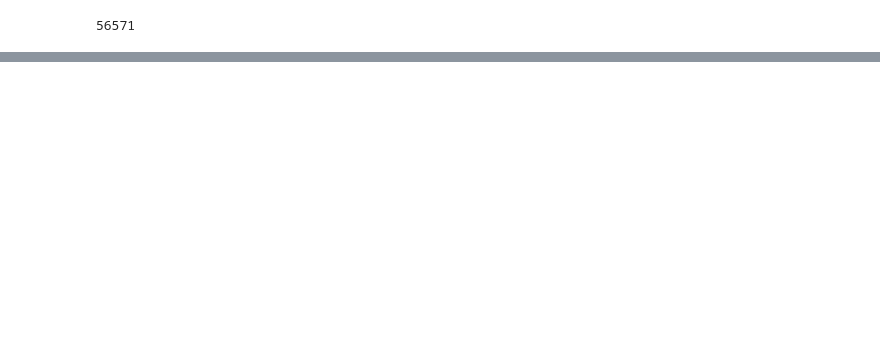
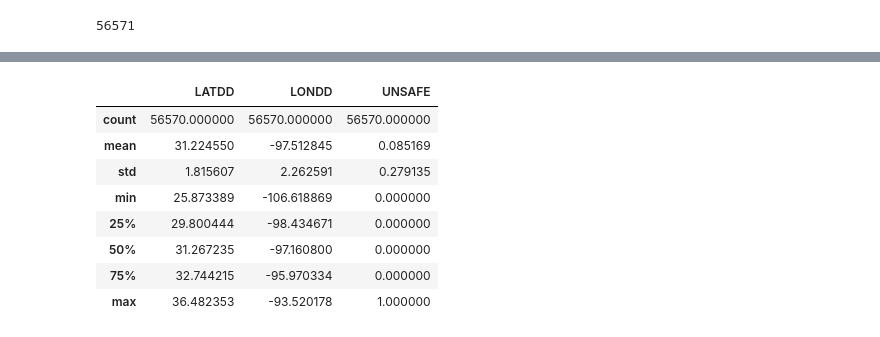
Before and after one commit to shaseevarajan/GIS-Apps-in-Engineering, a Jupyter notebook: Shaseevarajan Sivanantharajah/Assignment 4.ipynb, the cells around one changed output, grey strips where cells are left out. Saved outputs shown, nothing was run; the diff lists cells and outputs as text; code cells hidden in the pictures; blank space fills up the shorter version.

```diff
--- a/Shaseevarajan Sivanantharajah/Assignment 4.ipynb
+++ b/Shaseevarajan Sivanantharajah/Assignment 4.ipynb
@@ -178,3 +172,10 @@ aaf = aa.loc[(aa['LOWEST_RATING']>=0) | (aa['LOWEST_RATING']<10)]
 len(aaf)
 # %% [output]
 56571
+# %%
+#Create lat Long
+latx = aa.loc[:,["LAT_016"]]
+aa.loc[:,"LATDD"]= parsellv(latx,lat = True)
+# %%
+longx = aa.loc[:,["LONG_017"]]
+aa.loc[:,"LONDD"]= parsellv(longx,lat = False)
@@ -180,0 +288,12 @@ len(aaf)
+# %%
+aa.describe()
+# %% [output]
+|  | LATDD | LONDD | UNSAFE |
+| count | 56570.000000 | 56570.000000 | 56570.000000 |
+| mean | 31.224550 | -97.512845 | 0.085169 |
+| std | 1.815607 | 2.262591 | 0.279135 |
+| min | 25.873389 | -106.618869 | 0.000000 |
+| 25% | 29.800444 | -98.434671 | 0.000000 |
+| 50% | 31.267235 | -97.160800 | 0.000000 |
+| 75% | 32.744215 | -95.970334 | 0.000000 |
+| max | 36.482353 | -93.520178 | 1.000000 |
```
Also changed, not shown: parts of 26 cells of this notebook.
